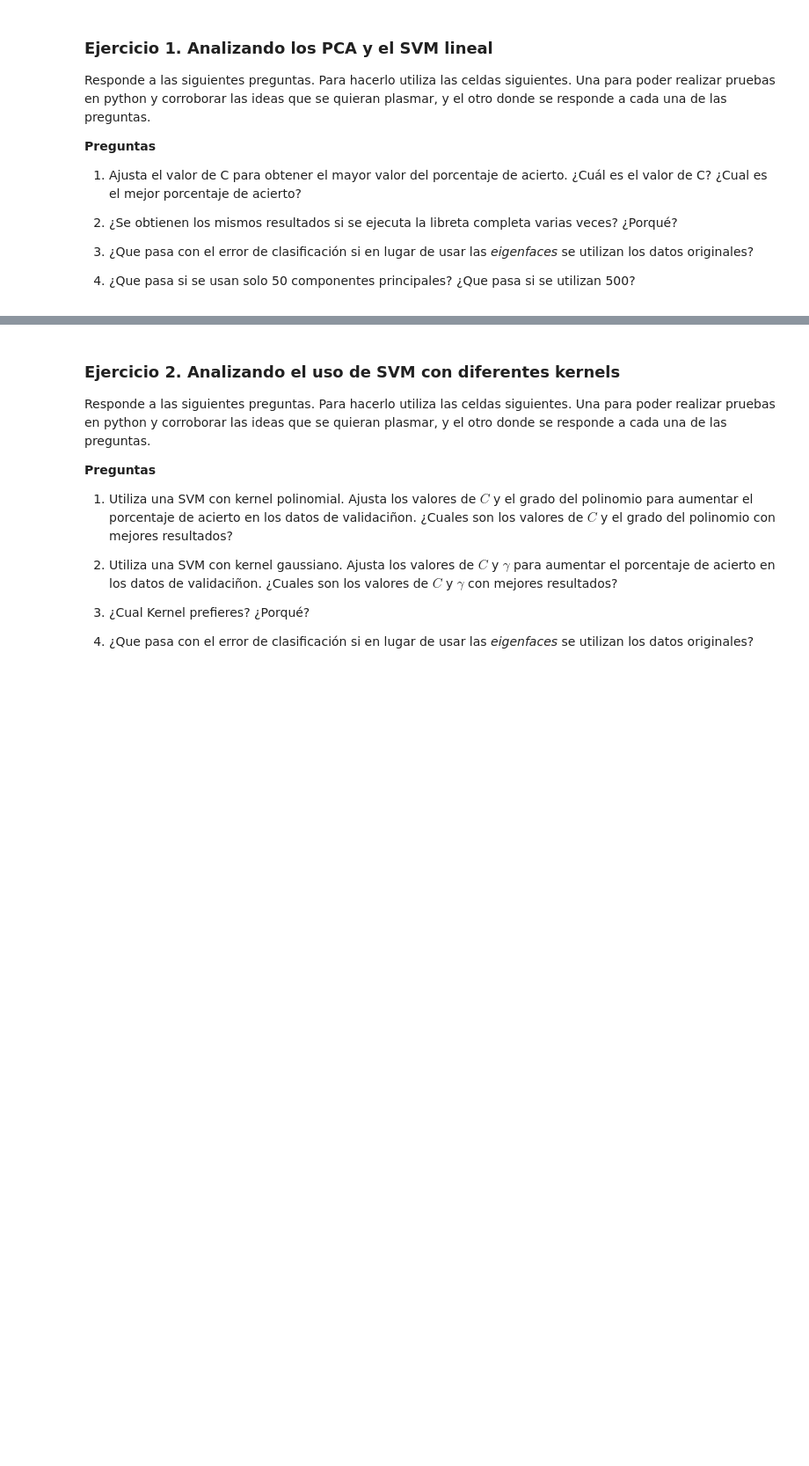
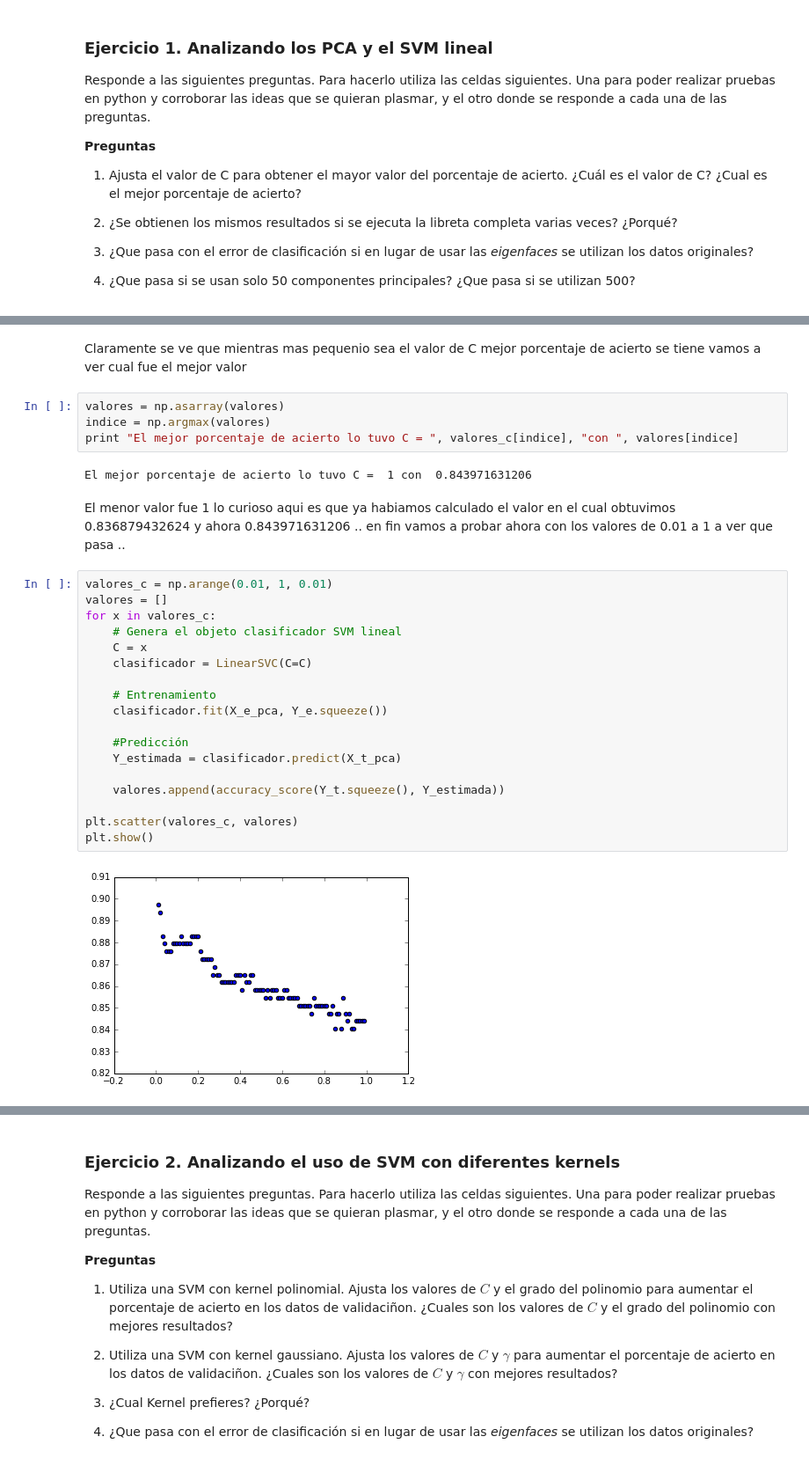
Before and after one commit to cursoRdP-unison/svm, a Jupyter notebook: SVM_rostros.ipynb, the cells around one changed output, grey strips where cells are left out. Shown: that part at 88% size. Drawn from its saved outputs; the diff is of its cells as text; blank space fills up the shorter version.

```diff
--- a/SVM_rostros.ipynb
+++ b/SVM_rostros.ipynb
@@ -279,0 +322,30 @@ Responde a las siguientes preguntas. Para hacerlo utiliza las celdas siguientes.
+# %% [markdown]
+Claramente se ve que mientras mas pequenio sea el valor de C mejor porcentaje de acierto se tiene vamos a ver cual fue el mejor valor
+# %%
+valores = np.asarray(valores)
+indice = np.argmax(valores)
+print "El mejor porcentaje de acierto lo tuvo C = ", valores_c[indice], "con ", valores[indice]
+# %% [output]
+El mejor porcentaje de acierto lo tuvo C =  1 con  0.843971631206
+# %% [markdown]
+El menor valor fue 1 lo curioso aqui es que ya habiamos calculado el valor en el cual obtuvimos 0.836879432624 y ahora 0.843971631206 .. en fin vamos a probar ahora con los valores de 0.01 a 1 a ver que pasa ..
+# %%
+valores_c = np.arange(0.01, 1, 0.01)
+valores = []
+for x in valores_c:
+    # Genera el objeto clasificador SVM lineal
+    C = x
+    clasificador = LinearSVC(C=C)
+
+    # Entrenamiento
+    clasificador.fit(X_e_pca, Y_e.squeeze())
+
+    #Predicción
+    Y_estimada = clasificador.predict(X_t_pca)
+
+    valores.append(accuracy_score(Y_t.squeeze(), Y_estimada))
+
+plt.scatter(valores_c, valores)
+plt.show()
+# %% [output]
+[figure, added]
```
Also changed, not shown: parts of 78 cells of this notebook.
